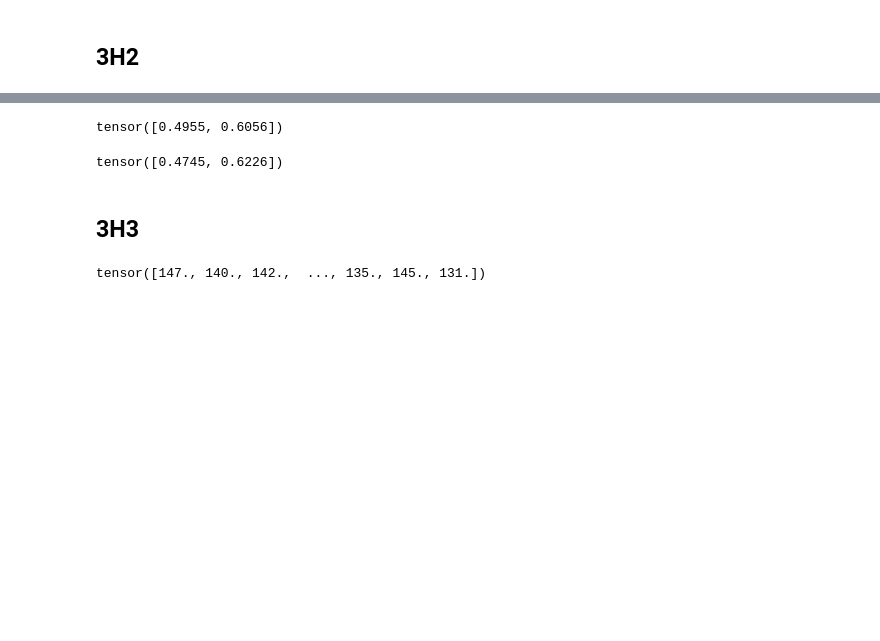
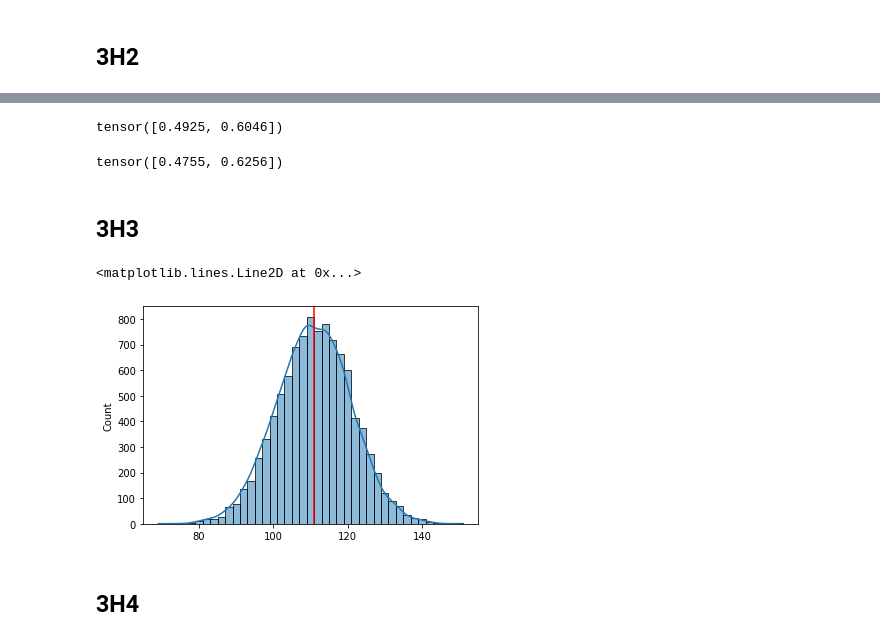
Before and after one commit to tobyrmanders/statistical-rethinking, a Jupyter notebook: chapter_03.ipynb, the cells around one changed output, grey strips where cells are left out. Drawn from its saved outputs; the diff is of its cells as text; code cells hidden in the pictures; blank space fills up the shorter version.

```diff
--- a/chapter_03.ipynb
+++ b/chapter_03.ipynb
@@ -204,3 +204,9 @@ birth2 = [0, 1, 0, 1, 0, 1, 1, 1, 0, 0, 1, 1, 1, 1, 1, 0, 0, 1, 1, 1, 0, 0, 1, 1
           0, 1, 1, 1, 0, 1, 1, 1, 0, 1, 0, 0, 1, 1, 1, 1, 0, 0, 1, 0, 1, 1, 1, 1, 1,
           1, 1, 1, 1, 1, 1, 1, 1, 1, 1, 1, 0, 1, 1, 0, 1, 1, 0, 1, 1, 1, 0, 0, 0, 0,
           0, 0, 1, 0, 0, 0, 1, 1, 0, 0, 1, 0, 0, 1, 1, 0, 0, 0, 1, 1, 1, 0, 0, 0, 0]
+# %%
+tot = len(birth1) + len(birth2)
+boys = sum(birth1) + sum(birth2)
+
+print(tot)
+print(boys)
@@ -208,7 +217,7 @@ birth2 = [0, 1, 0, 1, 0, 1, 1, 1, 0, 0, 1, 1, 1, 1, 1, 0, 0, 1, 1, 1, 0, 0, 1, 1
 n_steps = 1_000
 p_grid = torch.linspace(0, 1, steps=n_steps)
 prior = tensor([1.] * n_steps)
-likelihood = dist.Binomial(total_count=len(birth1)+len(birth2), probs=p_grid).log_prob(tensor(sum(birth1) + sum(birth2))).exp()
+likelihood = dist.Binomial(total_count=tot, probs=p_grid).log_prob(tensor(boys)).exp()
 posteriors = prior * likelihood
 posteriors = posteriors / sum(posteriors)
 # %%
@@ -231,13 +240,23 @@ tensor([0.5265, 0.5736])
 # %%
 stats.hpdi(samples, 0.89)
 # %% [output]
-tensor([0.4955, 0.6056])
+tensor([0.4925, 0.6046])
 # %%
 stats.hpdi(samples, 0.97)
 # %% [output]
-tensor([0.4745, 0.6226])
+tensor([0.4755, 0.6256])
 # %% [markdown]
 ## 3H3
+# %%
+samples = dist.Empirical(p_grid, posteriors.log()).sample(torch.Size([int(1e4)]))
 # %%
-w = dist.Binomial(total_count=9, probs=samples).sample()
+bsim = dist.Binomial(total_count=200, probs=samples).sample()
+# %%
+ax = sns.histplot(bsim, kde=True, binwidth=2)
+ax.axvline(111, c='r')
+# %% [output]
+<matplotlib.lines.Line2D at 0x...>
+[figure, added]
+# %% [markdown]
+## 3H4
 # %%
@@ -245,4 +263,0 @@ w = dist.Binomial(total_count=200, probs=0.7).sample(torch.Size([int(1e4)]))
-# %%
-samples
-# %% [output]
-tensor([147., 140., 142.,  ..., 135., 145., 131.])
```
Also changed, not shown: parts of 10 cells of this notebook.
